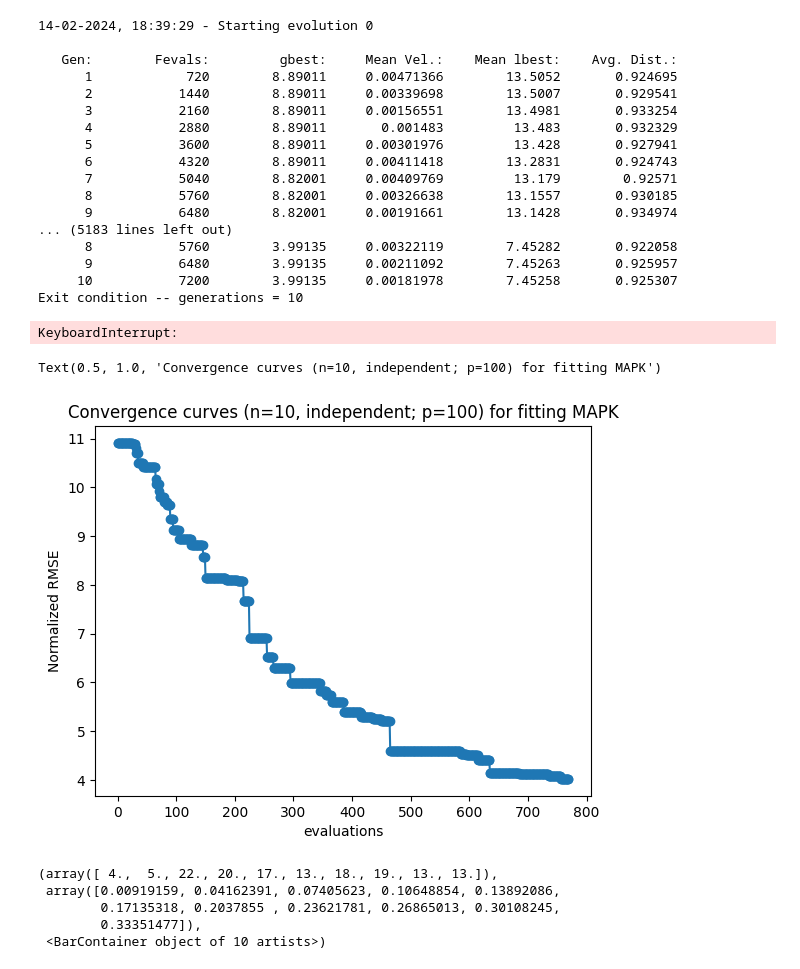
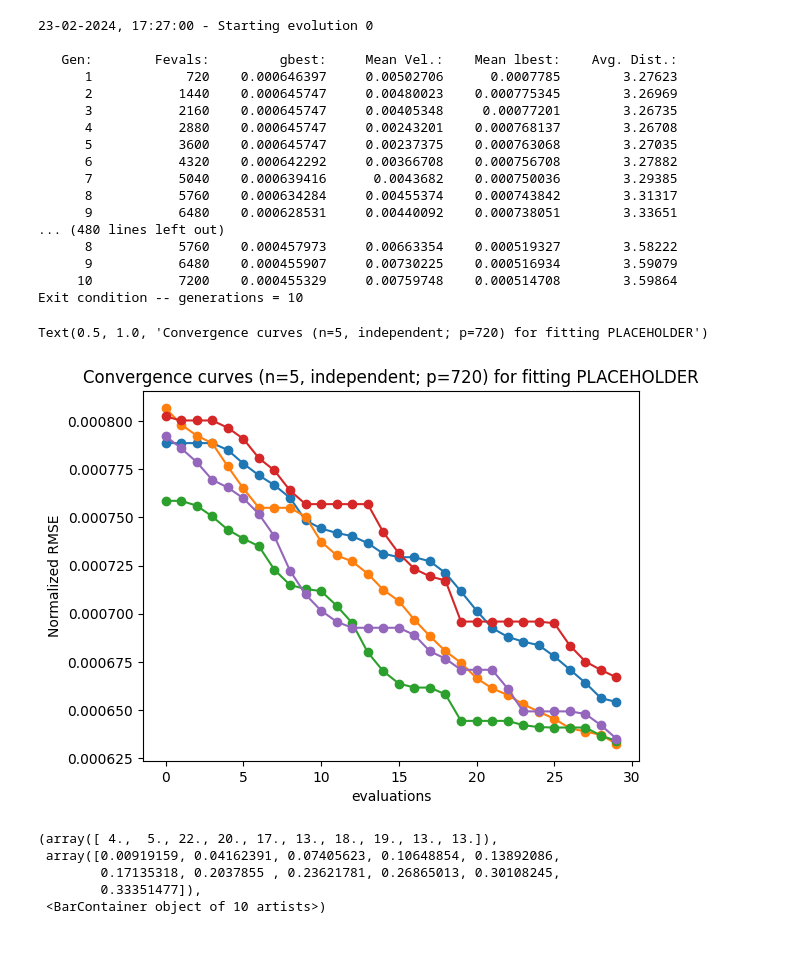
Before and after one commit to carothersresearch/ECFERS, a Jupyter notebook: run_fit_constrain.ipynb, the cells around one changed output. Saved outputs shown, nothing was run; the diff lists cells and outputs as text; code cells hidden in the pictures.

Commit message:
running fit on placeholder, w binary loading!

```diff
--- a/run_fit_constrain.ipynb
+++ b/run_fit_constrain.ipynb
@@ -212,68 +281,67 @@ total_nodes = 40*18
 init_std = 0.17
 
 for p in pops:
-    xs = (np.expand_dims(myprob._scale(parameter_values),-1)@np.ones((1,total_nodes))*(1+np.random.normal(0, init_std,(len(parameter_values),total_nodes)))).T + 0.1
+    xs = (np.expand_dims(myprob._scale(lower*10),-1)@np.ones((1,total_nodes))*(1+np.random.normal(0, init_std,(len(lower),total_nodes)))).T + 0.1
     fs = udbfe._view.map_sync(myprob.fitness,xs)
     list(map(p.push_back, xs, fs))
 # %%
 import pickle
 
-# with open('results.dat', 'rb') as file:
-#     res = pickle.load(file)
+with open('logs.dat', 'rb') as file:
+    logs = pickle.load(file)
 
 with open('checkpoint.dat', 'rb') as file:
     pops = pickle.load(file)
 # %%
 import pickle
 now = lambda: datetime.fromtimestamp(datetime.now().timestamp()).strftime("%d-%m-%Y, %H:%M:%S")
-res = []
-for i in range(100):
+# logs = [[] for _ in range(5)]
+for i in range(50):
     print(now() + ' - Starting evolution ' + str(i))
-    pops = [algo.evolve(p) for p in pops]
+    pops = [a.evolve(p) for a,p in zip(algos,pops)]
     print(now() + ' - Evolution done. Best fitness: ' + str(np.min([p.champion_f for p in pops])))
-    res.append(np.array(algo.extract(pg.pso_gen).get_log()))
 
-    with open('results.dat', 'wb') as file:
-        pickle.dump(res, file)
+    for i,a in enumerate(algos):
+        logs[i].append(np.array(a.extract(pg.pso_gen).get_log()))
+
+    with open('logs.dat', 'wb') as file:
+        pickle.dump(logs, file)
 
     with open('checkpoint.dat', 'wb') as file:
         pickle.dump(pops, file)
 
-    if np.min([p.champion_f for p in pops]) < 1:
+    if np.min([p.champion_f for p in pops]) < prob.extract(SBMLGlobalFit)._residual(result[:,1:].__array__()*(1.055),result[:,1:].__array__()):
         break
 
-results = np.concatenate(res,axis=1)
+results = [np.concatenate(l,axis=0) for l in logs]
 # %% [output]
-14-02-2024, 18:39:29 - Starting evolution 0
+23-02-2024, 17:27:00 - Starting evolution 0
 
    Gen:        Fevals:         gbest:     Mean Vel.:    Mean lbest:    Avg. Dist.:
-      1            720        8.89011     0.00471366        13.5052       0.924695
-      2           1440        8.89011     0.00339698        13.5007       0.929541
-      3           2160        8.89011     0.00156551        13.4981       0.933254
-      4           2880        8.89011       0.001483         13.483       0.932329
-      5           3600        8.89011     0.00301976         13.428       0.927941
-      6           4320        8.89011     0.00411418        13.2831       0.924743
-      7           5040        8.82001     0.00409769         13.179        0.92571
-      8           5760        8.82001     0.00326638        13.1557       0.930185
-      9           6480        8.82001     0.00191661        13.1428       0.934974
-... (5183 lines left out)
-      8           5760        3.99135     0.00322119        7.45282       0.922058
-      9           6480        3.99135     0.00211092        7.45263       0.925957
-     10           7200        3.99135     0.00181978        7.45258       0.925307
+      1            720    0.000646397     0.00502706      0.0007785        3.27623
+      2           1440    0.000645747     0.00480023    0.000775345        3.26969
+      3           2160    0.000645747     0.00405348     0.00077201        3.26735
+      4           2880    0.000645747     0.00243201    0.000768137        3.26708
+      5           3600    0.000645747     0.00237375    0.000763068        3.27035
+      6           4320    0.000642292     0.00366708    0.000756708        3.27882
+      7           5040    0.000639416      0.0043682    0.000750036        3.29385
+      8           5760    0.000634284     0.00455374    0.000743842        3.31317
+      9           6480    0.000628531     0.00440092    0.000738051        3.33651
+... (480 lines left out)
+      8           5760    0.000457973     0.00663354    0.000519327        3.58222
+      9           6480    0.000455907     0.00730225    0.000516934        3.59079
+     10           7200    0.000455329     0.00759748    0.000514708        3.59864
 Exit condition -- generations = 10
-KeyboardInterrupt:
-# %%
-results = np.concatenate(res,axis=1)
 # %%
-plt.plot(np.concatenate(res,axis=0)[:,2].T,'o-')
+[plt.plot(res[:,2],'o-') for res in results]
 # plt.xscale('log')
 # plt.yscale('log')
 plt.ylabel('Normalized RMSE')
 plt.xlabel('evaluations')
-plt.title('Convergence curves (n=10, independent; p=100) for fitting MAPK')
+plt.title('Convergence curves (n=5, independent; p=720) for fitting PLACEHOLDER')
 # %% [output]
-Text(0.5, 1.0, 'Convergence curves (n=10, independent; p=100) for fitting MAPK')
+Text(0.5, 1.0, 'Convergence curves (n=5, independent; p=720) for fitting PLACEHOLDER')
-[figure, old version]
+[figure, new version]
 # %%
 plt.hist(pops[0].get_x()[4,:])
 # %% [output]
```
Also changed, not shown: parts of 14 cells of this notebook, 3 other files.
